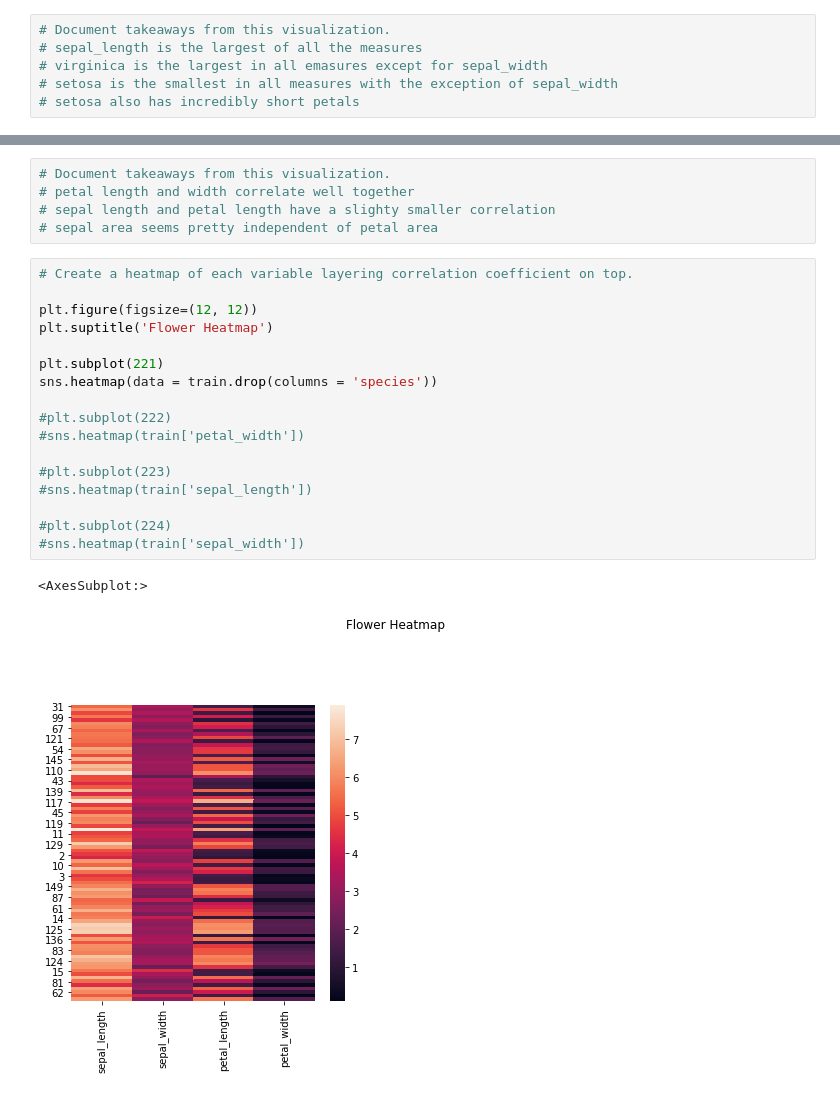
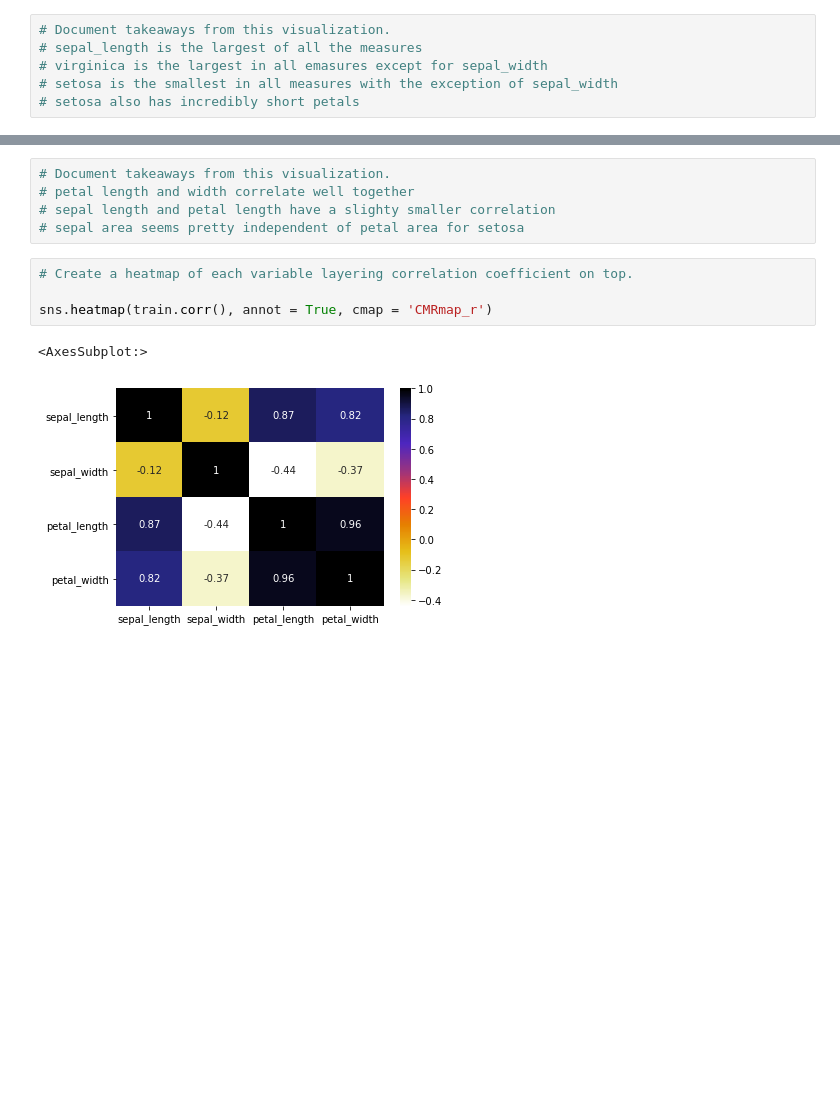
Before and after one commit to Sam-keeler/classification-exercises, a Jupyter notebook: classification_exercises.ipynb, the cells around one changed output, grey strips where cells are left out. Drawn from its saved outputs; the diff is of its cells as text; blank space fills up the shorter version.

```diff
--- a/classification_exercises.ipynb
+++ b/classification_exercises.ipynb
@@ -445,24 +479,11 @@ sns.scatterplot(data = train, x = 'sepal_length', y = 'petal_length')
 # Document takeaways from this visualization.
 # petal length and width correlate well together
 # sepal length and petal length have a slighty smaller correlation
-# sepal area seems pretty independent of petal area
+# sepal area seems pretty independent of petal area for setosa
-# %%
-# Create a heatmap of each variable layering correlation coefficient on top.
-
-plt.figure(figsize=(12, 12))
-plt.suptitle('Flower Heatmap')
-
-plt.subplot(221)
-sns.heatmap(data = train.drop(columns = 'species'))
-
-#plt.subplot(222)
-#sns.heatmap(train['petal_width'])
-
-#plt.subplot(223)
-#sns.heatmap(train['sepal_length'])
-
-#plt.subplot(224)
-#sns.heatmap(train['sepal_width'])
-# %% [output]
-<AxesSubplot:>
-[figure, removed]
+# %%
+# Create a heatmap of each variable layering correlation coefficient on top.
+
+sns.heatmap(train.corr(), annot = True, cmap = 'CMRmap_r')
+# %% [output]
+<AxesSubplot:>
+[figure, added]
```
Also changed, not shown: parts of 14 cells of this notebook, 2 other files.
